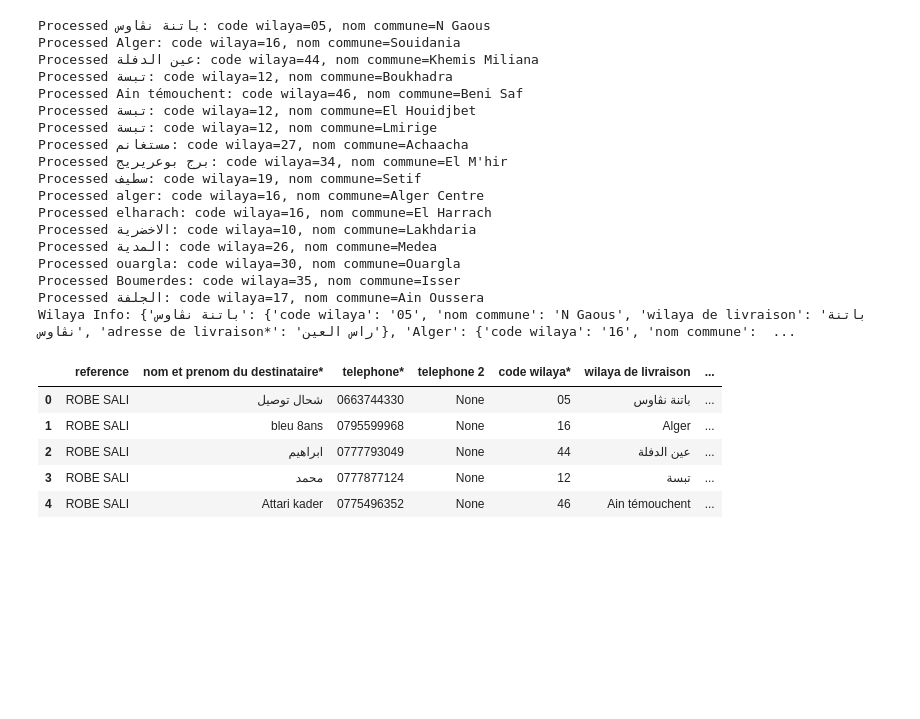
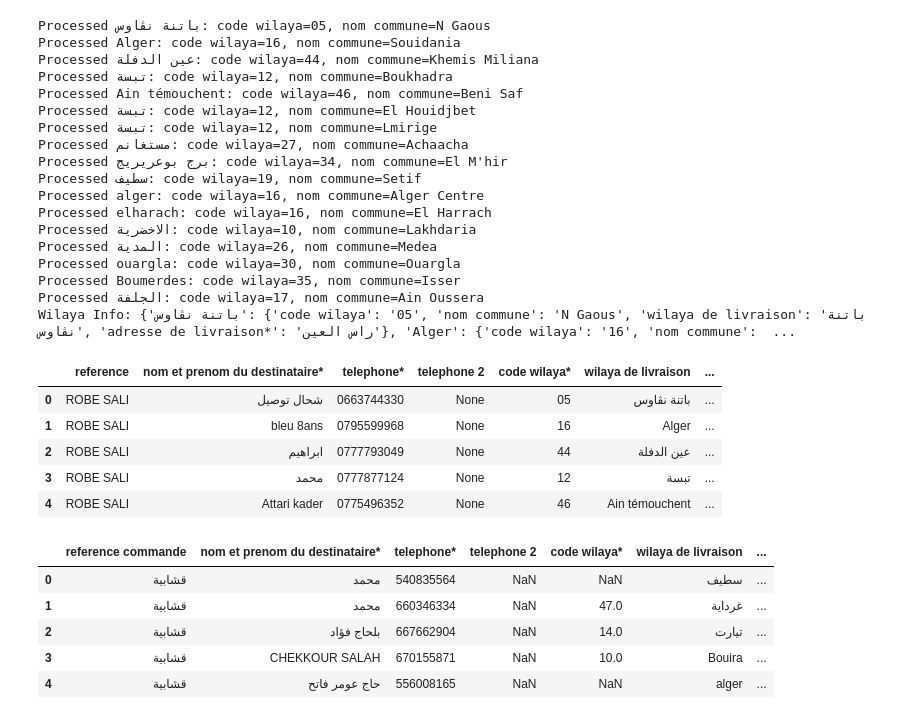
Before and after one commit to hamzabenai/Data-Automation-Purchase-Data-Cleaning, a Jupyter notebook: code/discover.ipynb, the cells around one changed output. Saved outputs shown, nothing was run; the diff lists cells and outputs as text; code cells hidden in the pictures; blank space fills up the shorter version.

```diff
--- a/code/discover.ipynb
+++ b/code/discover.ipynb
@@ -200,3 +200,16 @@ df.head()
 | 4 | ROBE SALI | Attari kader | 0775496352 | None | 46 | Ain témouchent | ... |
 # %%
 df.to_csv(r'H:\work\zaki\automation\upload\upload.csv', index=False)
+# %%
+import pandas as pd
+
+commune_data = pd.read_excel(r'C:\Users\mouncef\Downloads\cleaned_raw_data_template (1).xlsx')
+# %%
+commune_data.head()
+# %% [output]
+|  | reference commande | nom et prenom du destinataire* | telephone* | telephone 2 | code wilaya* | wilaya de livraison | ... |
+| 0 | قشابية | محمد | 540835564 | NaN | NaN | سطيف | ... |
+| 1 | قشابية | محمد | 660346334 | NaN | 47.0 | غرداية | ... |
+| 2 | قشابية | بلحاج فؤاد | 667662904 | NaN | 14.0 | تيارت | ... |
+| 3 | قشابية | CHEKKOUR SALAH | 670155871 | NaN | 10.0 | Bouira | ... |
+| 4 | قشابية | حاج عومر فاتح | 556008165 | NaN | NaN | alger | ... |
```
Also changed, not shown: 2 other files.
